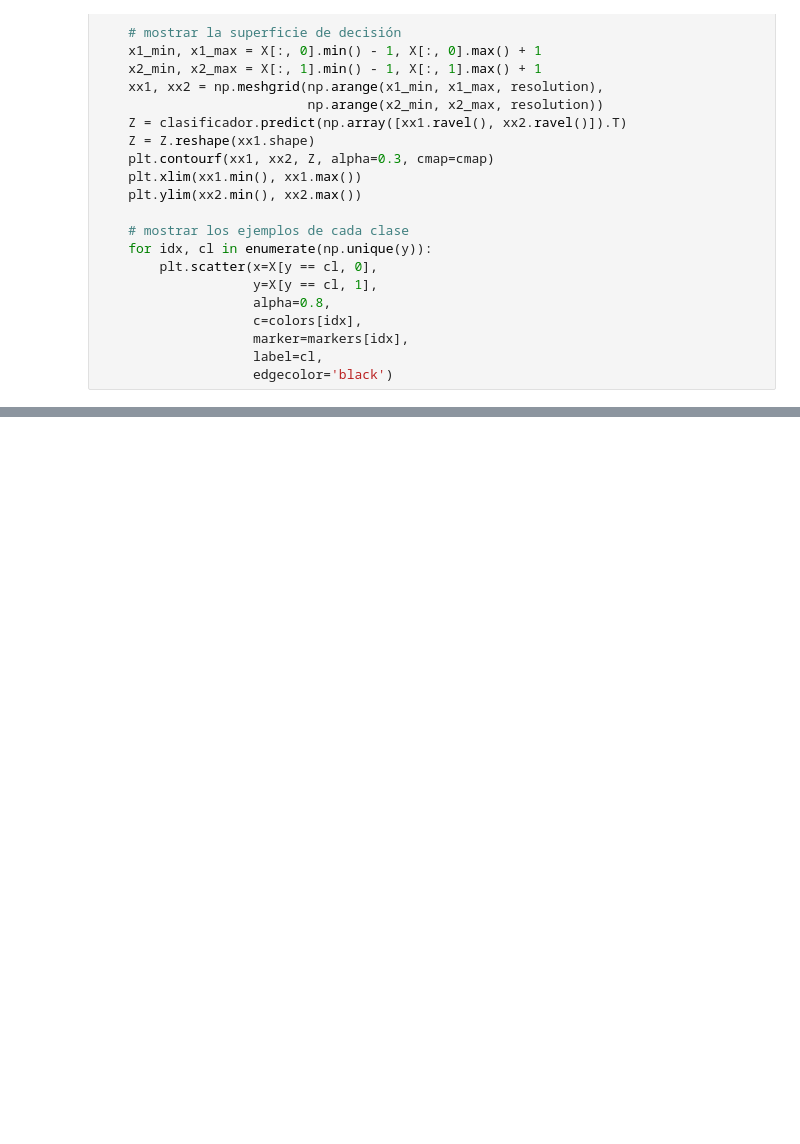
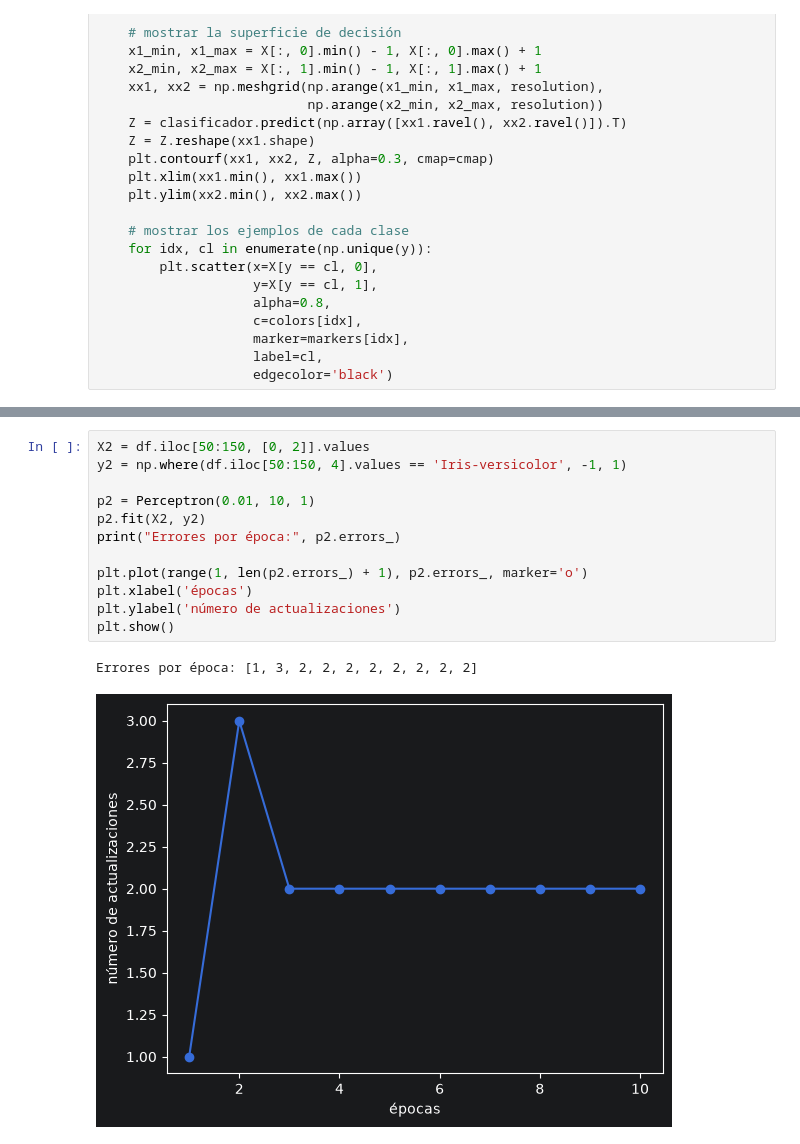
Before and after one commit to Pablosede/PIA, a Jupyter notebook: RNA (UT4-UT5)/practica4.1_perceptron.ipynb, the cells around one changed output, grey strips where cells are left out. Saved outputs shown, nothing was run; the diff lists cells and outputs as text; blank space fills up the shorter version.

```diff
--- a/RNA (UT4-UT5)/practica4.1_perceptron.ipynb
+++ b/RNA (UT4-UT5)/practica4.1_perceptron.ipynb
@@ -265,0 +324,15 @@ p.w_
+# %%
+X2 = df.iloc[50:150, [0, 2]].values
+y2 = np.where(df.iloc[50:150, 4].values == 'Iris-versicolor', -1, 1)
+
+p2 = Perceptron(0.01, 10, 1)
+p2.fit(X2, y2)
+print("Errores por época:", p2.errors_)
+
+plt.plot(range(1, len(p2.errors_) + 1), p2.errors_, marker='o')
+plt.xlabel('épocas')
+plt.ylabel('número de actualizaciones')
+plt.show()
+# %% [output]
+Errores por época: [1, 3, 2, 2, 2, 2, 2, 2, 2, 2]
+[figure, added]
```
Also changed, not shown: parts of 11 cells of this notebook.
